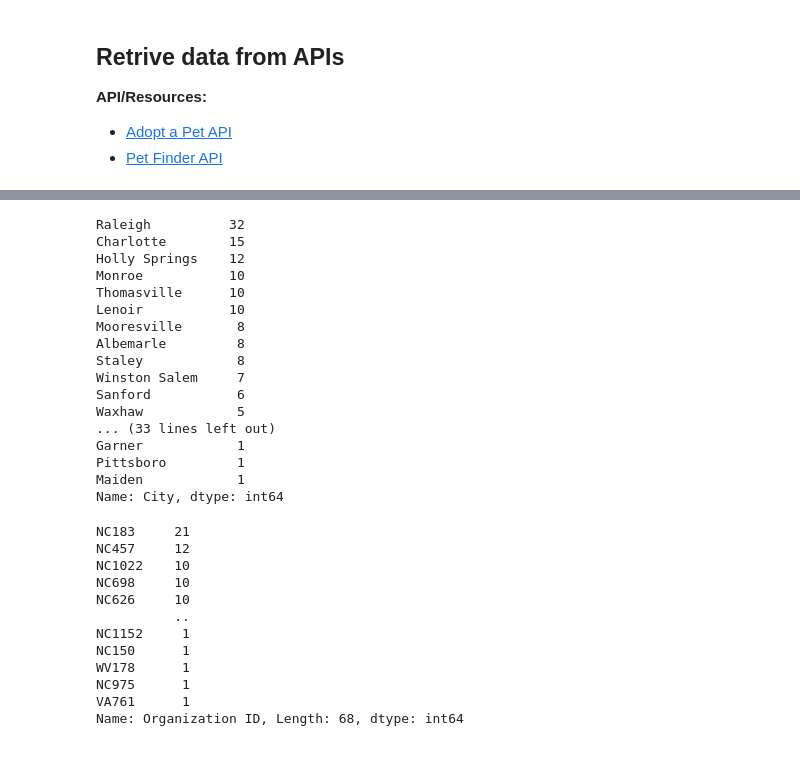
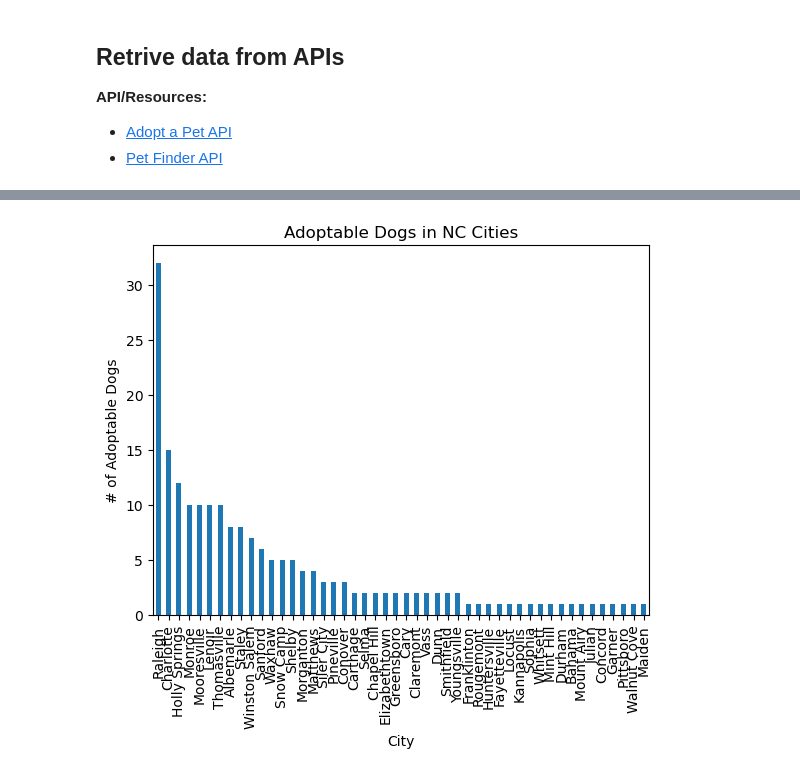
Before and after one commit to asosatrejo/pet-adoption-analysis, a Jupyter notebook: Location-Analysis.ipynb, the cells around one changed output, grey strips where cells are left out. Saved outputs shown, nothing was run; the diff lists cells and outputs as text; code cells hidden in the pictures.

Commit message:
add bar charts

```diff
--- a/Location-Analysis.ipynb
+++ b/Location-Analysis.ipynb
@@ -102,39 +120,15 @@ adoptable_cats_clean.head()
 # %%
 #Adoptable Dogs in NC from 2018 - 2022
 adoptable_dogs_nc = adoptable_dogs_clean.loc[adoptable_dogs_clean['State'] == 'NC']
-adoptable_dogs_nc['City'].value_counts()
-# %% [output]
-Raleigh          32
-Charlotte        15
-Holly Springs    12
-Monroe           10
-Thomasville      10
-Lenoir           10
-Mooresville       8
-Albemarle         8
-Staley            8
-Winston Salem     7
-Sanford           6
-Waxhaw            5
-... (33 lines left out)
-Garner            1
-Pittsboro         1
-Maiden            1
-Name: City, dtype: int64
-# %%
-adoptable_dogs_nc['Organization ID'].value_counts()
-# %% [output]
-NC183     21
-NC457     12
-NC1022    10
-NC698     10
-NC626     10
-          ..
-NC1152     1
-NC150      1
-WV178      1
-NC975      1
-VA761      1
-Name: Organization ID, Length: 68, dtype: int64
 # %%
-#Bar Graph of 5+ adoptable dogs in NC Cities
+#Bar Graph of adoptable dogs in NC Cities
+dog_cities = adoptable_dogs_nc['City'].value_counts()
+
+dog_chart = dog_cities.plot(kind = 'bar', align = "center")
+dog_chart.set_xlabel('City')
+dog_chart.set_ylabel('# of Adoptable Dogs')
+dog_chart.set_title('Adoptable Dogs in NC Cities')
+
+plt.show()
+# %% [output]
+[figure, added]
```
Also changed, not shown: parts of 12 cells of this notebook.
